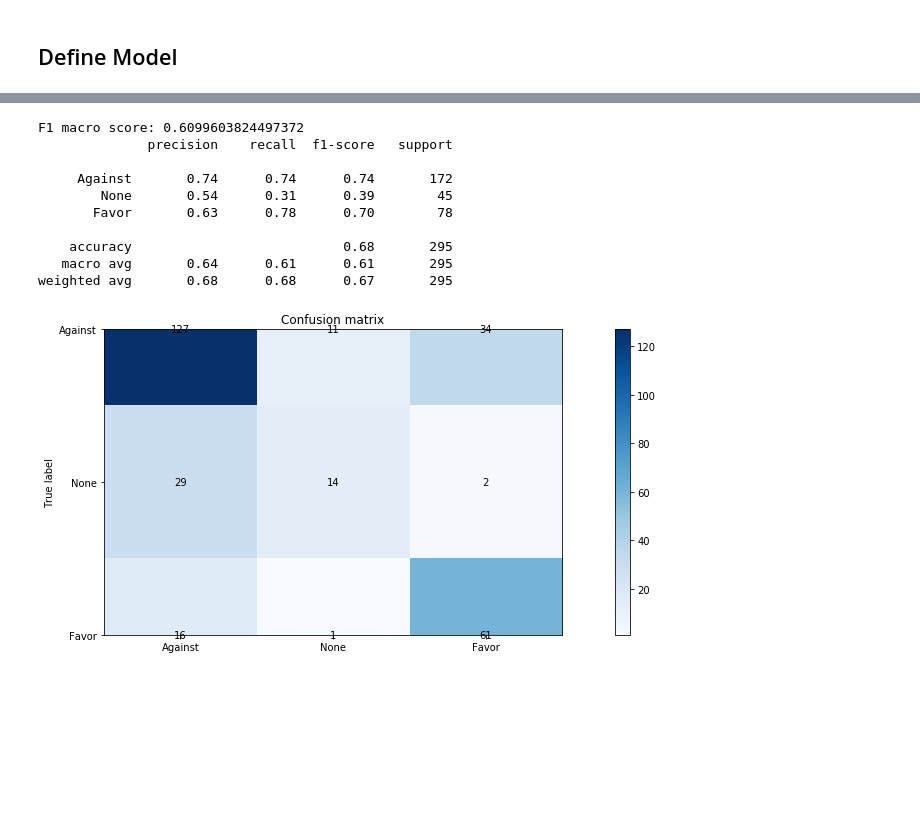
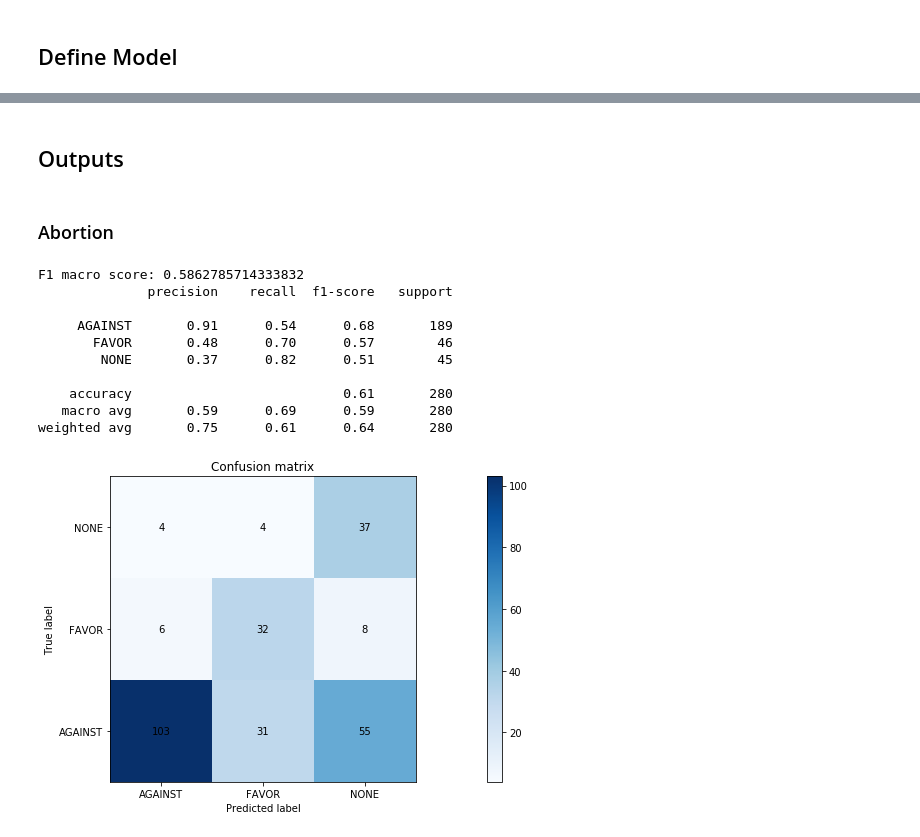
Before and after one commit to timspit/w266_final_project, a Jupyter notebook: Bert-TimCopy.ipynb, the cells around one changed output, grey strips where cells are left out. Saved outputs shown, nothing was run; the diff lists cells and outputs as text; code cells hidden in the pictures; blank space fills up the shorter version.

```diff
--- a/Bert-TimCopy.ipynb
+++ b/Bert-TimCopy.ipynb
@@ -319,0 +284,8 @@ print(labels_test_hillary.shape)
+# %%
+target_list = list(set(twitter_train_raw['Target']))
+target_abortion = target_list[0]
+target_atheism = target_list[1]
+target_climate_change = target_list[2]
+target_feminism = target_list[3]
+target_hillary = target_list[4]
+target_list
@@ -336,7 +383,7 @@ class BertLayer(tf.keras.layers.Layer):
         trainable_vars = self.bert.variables
 
         # Remove unused layers
-        trainable_vars = [var for var in trainable_vars if not "/cls/" in var.name]
+        trainable_vars = [var for var in trainable_vars if not "/cls/" in var.name and not "/pooler/" in var.name]
 
         # Select how many layers to fine tune
         trainable_vars = trainable_vars[-self.n_fine_tune_layers :]
@@ -359,8 +406,11 @@ class BertLayer(tf.keras.layers.Layer):
             input_ids=input_ids, input_mask=input_mask, segment_ids=segment_ids
         )
         result = self.bert(inputs=bert_inputs, signature="tokens", as_dict=True)[
-            "pooled_output"
+            "sequence_output"
         ]
+
+        mul_mask = lambda x, m: x * tf.expand_dims(m, axis=-1)
+
         return result
 
     def compute_output_shape(self, input_shape):
@@ -484,3 +675,5 @@ array([0, 2, 2, 0, 2, 1, 0, 2, 0, 0, 2, 0, 1, 2, 0, 0, 0, 0, 0, 0, 0, 0,
+# %% [markdown]
+## Outputs
 # %%
 def confusion_plot(confusion_matrix, target_names):
     # Plot confusion matrix (via imshow)
@@ -490,6 +683,7 @@ def confusion_plot(confusion_matrix, target_names):
     tick_marks = np.arange(len(target_names))
     plt.xticks(tick_marks, target_names)
     plt.yticks(tick_marks, target_names)
+    plt.ylim([-0.5, 2.5]) # Fixed values for now
     plt.tight_layout()
 
     # Loop through each value of the matrix to add data labels
@@ -500,39 +694,45 @@ def confusion_plot(confusion_matrix, target_names):
                         horizontalalignment = "center",
                         verticalalignment = "center")
     plt.ylabel("True label")
+    plt.xlabel("Predicted label")
 
-def metrics(true_labels_in, test_probs):
+def standard_metrics(true_labels, test_probs, label_titles):
+    # Find predicted labels
+    test_prob_max = np.argmax(test_probs, axis = 1)
 
-    #find predicted labels
-    test_predicts = np.argmax(test_probs, axis = 1)
-    true_labels = np.argmax(true_labels_in, axis = 1)
+    test_predicts = []
+    for i in range(len(test_prob_max)):
+        test_predicts.append(label_titles[test_prob_max[i]])
 
-    #calculate f1 score
+    # F1 score
     f1 = f1_score(true_labels, test_predicts, average = 'macro')
-
     print("F1 macro score:", f1)
 
+    # Classification Report
     print(classification_report(y_true = true_labels,
                                         y_pred = test_predicts,
-                                        target_names = ['Against', 'None', 'Favor']))
+                                        target_names = label_titles))
 
+    # Confusion Matrix plot
     confuse = confusion_matrix(y_true = true_labels, y_pred = test_predicts)
-
-    plt.figure(figsize=(15, 5))
-    confusion_plot(confuse, ['Against', 'None', 'Favor'])
+    plt.figure(figsize = (20, 5))
+    confusion_plot(confuse, label_titles)
     plt.show()
-# %%
-metrics(true_labels_in = labels_test_hillary,
-        test_probs = test_hillary)
-# %% [output]
-F1 macro score: 0.6099603824497372
-              precision    recall  f1-score   support
-
-     Against       0.74      0.74      0.74       172
-        None       0.54      0.31      0.39        45
-       Favor       0.63      0.78      0.70        78
-
-    accuracy                           0.68       295
-   macro avg       0.64      0.61      0.61       295
-weighted avg       0.68      0.68      0.67       295
-[figure, removed]
+# %% [markdown]
+### Abortion
+# %%
+standard_metrics(true_labels = abortion_test_subset['labels_text'],
+                 test_probs = pred_test_abortion,
+                 label_titles = label_categories)
+# %% [output]
+F1 macro score: 0.5862785714333832
+              precision    recall  f1-score   support
+
+     AGAINST       0.91      0.54      0.68       189
+       FAVOR       0.48      0.70      0.57        46
+        NONE       0.37      0.82      0.51        45
+
+    accuracy                           0.61       280
+   macro avg       0.59      0.69      0.59       280
+weighted avg       0.75      0.61      0.64       280
+[figure, added]
```
Also changed, not shown: parts of 63 cells of this notebook.
